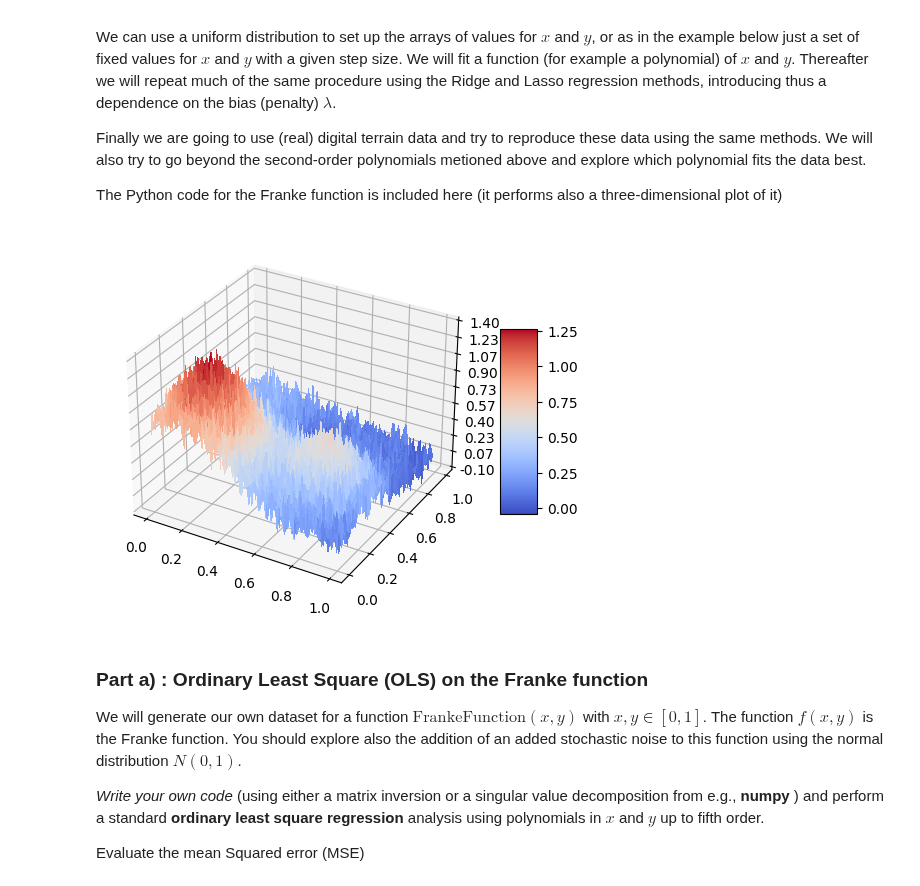
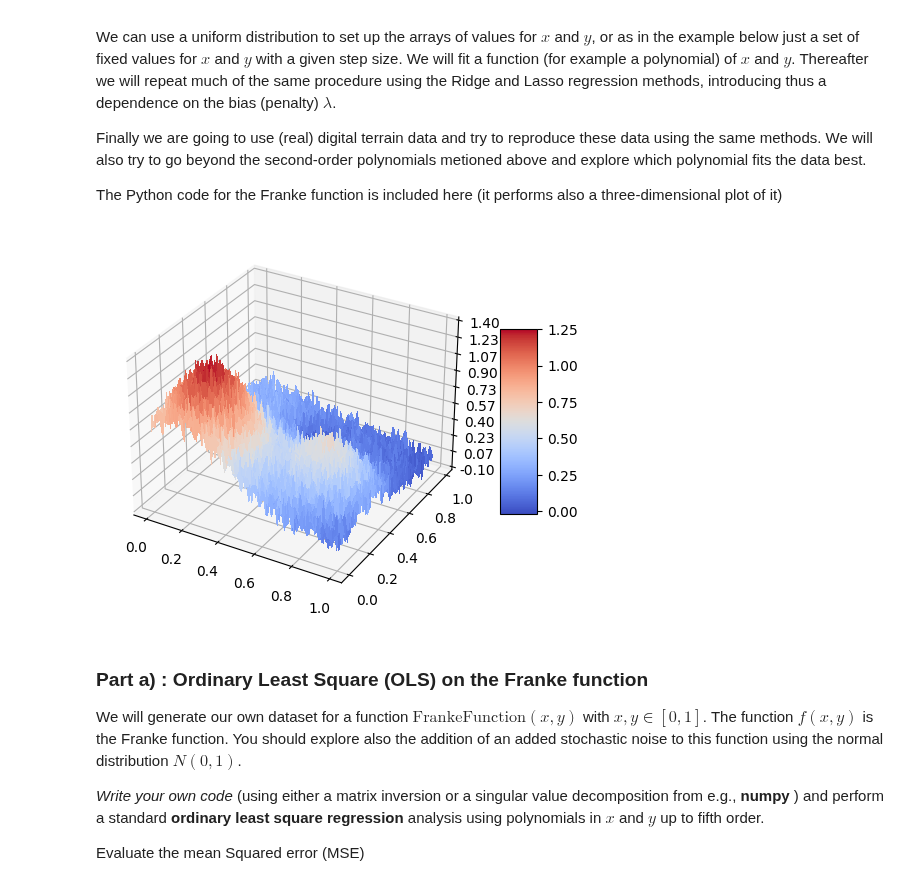
Before and after one commit to Sofriet/Project1data-ml, a Jupyter notebook: Project1.ipynb, the cells around one changed output. Saved outputs shown, nothing was run; the diff lists cells and outputs as text; code cells hidden in the pictures.

```diff
--- a/Project1.ipynb
+++ b/Project1.ipynb
@@ -148,35 +148,35 @@ x_grid, y_grid = np.meshgrid(np.arange(0, 1, 0.01),np.arange(0, 1, 0.01))
 # Grid and MSE uses different dimensions (2D matrices and vectors respectively)
 # We seperated them in different variable to cause problems with the dimensions
 
 
 def FrankeFunction(x,y):
     term1 = 0.75*np.exp(-(0.25*(9*x-2)**2) - 0.25*((9*y-2)**2))
     term2 = 0.75*np.exp(-((9*x+1)**2)/49.0 - 0.1*(9*y+1))
     term3 = 0.5*np.exp(-(9*x-7)**2/4.0 - 0.25*((9*y-3)**2))
     term4 = -0.2*np.exp(-(9*x-4)**2 - (9*y-7)**2)
     return term1 + term2 + term3 + term4
 
 #(0,1) is too much of noise for the Frankefunction (see the grid)
 #for the report prob use a little noise (so you still get a landscape)
 z = FrankeFunction(x, y) + np.random.normal(0, 1, size=points)
-z_grid = FrankeFunction(x_grid, y_grid) + np.random.normal(0, 1, size=x_grid.shape)
+z_grid = FrankeFunction(x_grid, y_grid) + 0.07 * np.random.normal(0, 1, size=x_grid.shape)
 
 
 # Plot the surface.
 surf = ax.plot_surface(x_grid, y_grid, z_grid, cmap=cm.coolwarm,
                        linewidth=0, antialiased=False)
 
 # Customize the z axis.
 ax.set_zlim(-0.10, 1.40)
 ax.zaxis.set_major_locator(LinearLocator(10))
 ax.zaxis.set_major_formatter(FormatStrFormatter('%.02f'))
 
 # Add a color bar which maps values to colors.
 fig.colorbar(surf, shrink=0.5, aspect=5)
 
 plt.show()
 # %% [output]
-[figure, old version]
+[figure, new version]
 # %% [markdown]
 ### Part a) : Ordinary Least Square (OLS) on the Franke function
 
```
Also changed, not shown: parts of 4 cells of this notebook.
